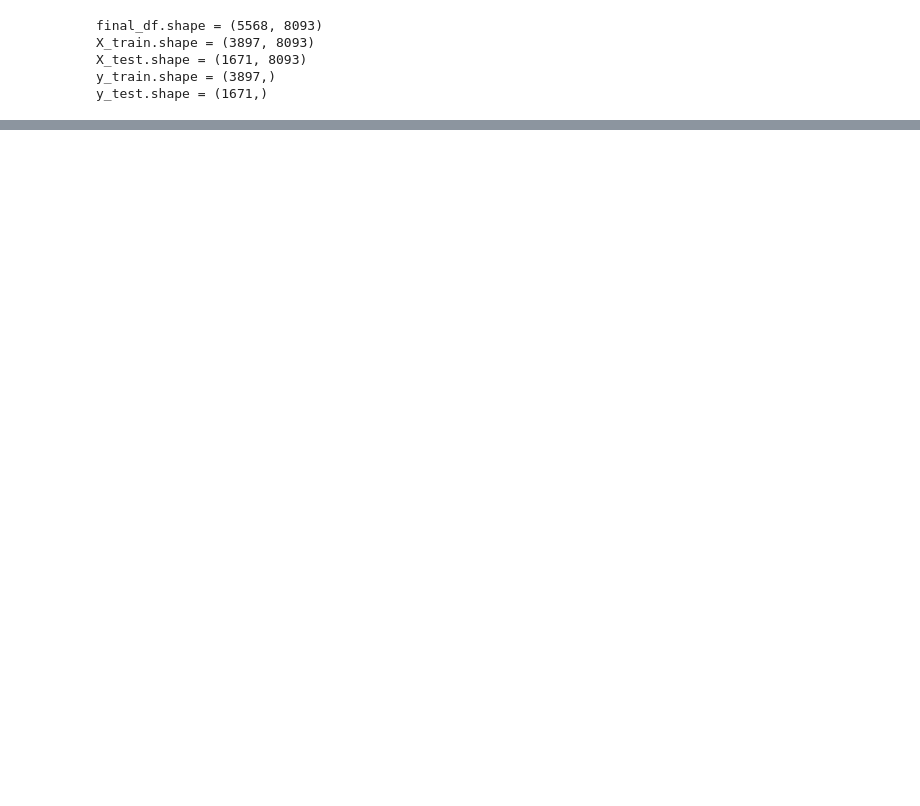
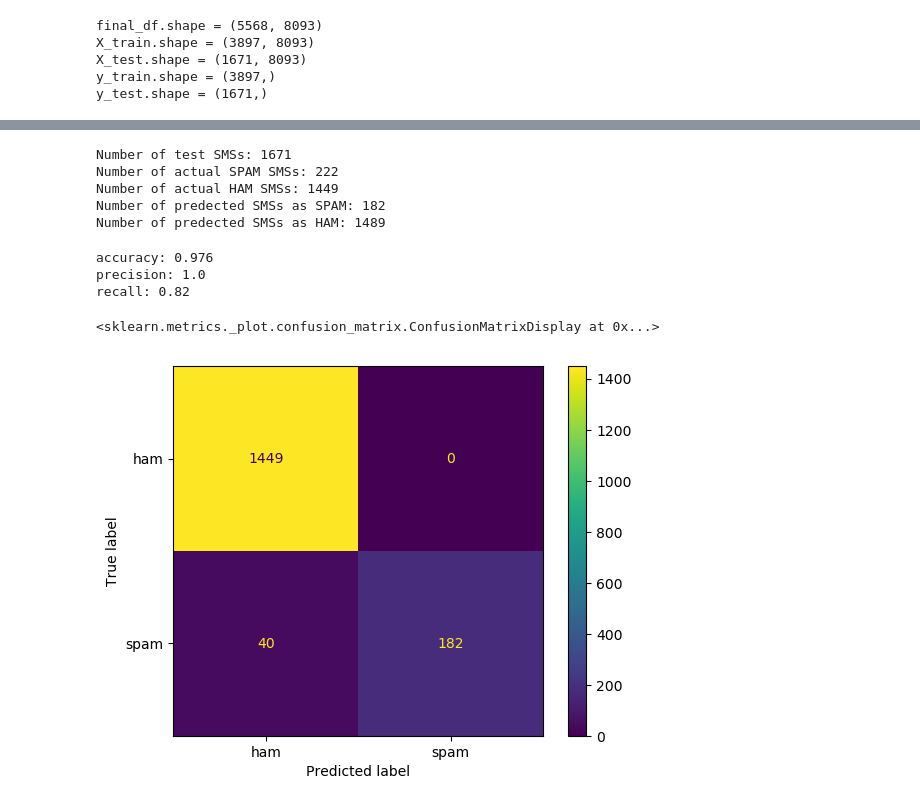
Before and after one commit to AhmedEhabH/SMS-SpamCollectionClassification, a Jupyter notebook: main.ipynb, the cells around one changed output, grey strips where cells are left out. Cells and saved outputs as stored; diff of their text form; code cells hidden in the pictures; blank space fills up the shorter version.

```diff
--- a/main.ipynb
+++ b/main.ipynb
@@ -975,0 +1031,31 @@ y_test.shape = (1671,)
+# %%
+print(f'Number of test SMSs: {TP+TN+FP+FN}')
+print(f'Number of actual SPAM SMSs: {TP+FN}')
+print(f'Number of actual HAM SMSs: {TN+FP}')
+print(f'Number of predected SMSs as SPAM: {TP+FP}')
+print(f'Number of predected SMSs as HAM: {FN+TN}')
+# %% [output]
+Number of test SMSs: 1671
+Number of actual SPAM SMSs: 222
+Number of actual HAM SMSs: 1449
+Number of predected SMSs as SPAM: 182
+Number of predected SMSs as HAM: 1489
+# %%
+accuracy = (TP+TN) / (TP+TN+FN+FP)
+print(f'accuracy: {round(accuracy, 3)}')
+
+precision = TP / (TP + FP)
+print(f'precision: {round(precision, 3)}')
+
+recall = TP / (TP+FN)
+print(f'recall: {round(recall, 3)}')
+# %% [output]
+accuracy: 0.976
+precision: 1.0
+recall: 0.82
+# %%
+d = ConfusionMatrixDisplay(cm, display_labels=rf_model.classes_)
+d.plot()
+# %% [output]
+<sklearn.metrics._plot.confusion_matrix.ConfusionMatrixDisplay at 0x...>
+[figure, added]
```
Also changed, not shown: parts of 11 cells of this notebook.
